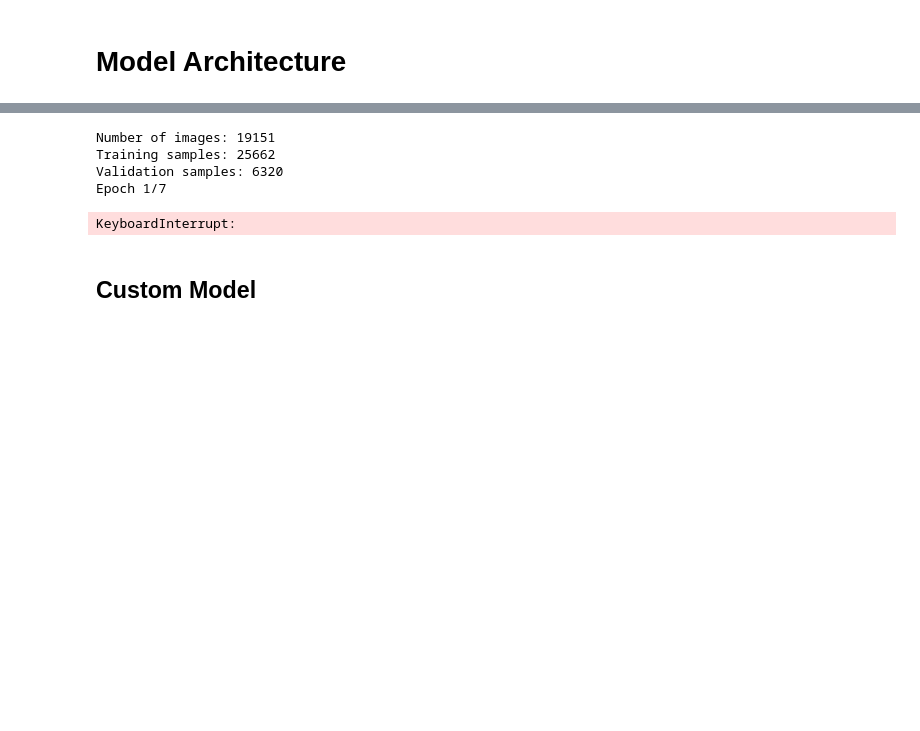
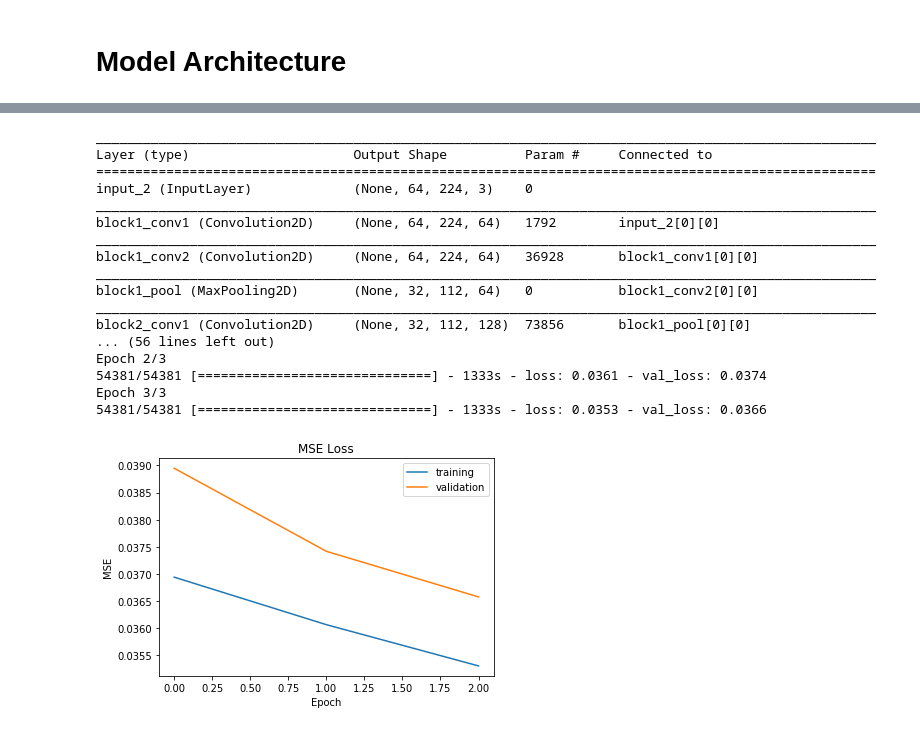
Before and after one commit to kkoppolu/CarND-BehavioralCloning, a Jupyter notebook: Behavioral_Cloning.ipynb, the cells around one changed output, grey strips where cells are left out. Drawn from its saved outputs; the diff is of its cells as text; code cells hidden in the pictures; blank space fills up the shorter version.

Commit message:
bigger model

```diff
--- a/Behavioral_Cloning.ipynb
+++ b/Behavioral_Cloning.ipynb
@@ -120,60 +172,72 @@ Using TensorFlow backend.
 # %%
 ### Reference: https://github.com/fchollet/keras/blob/master/keras/applications/vgg19.py
 
 from keras.models import Model
-from keras.layers import Flatten, Dense
+from keras.layers import Flatten, Dense, Dropout
 from keras.optimizers import Adam
-from keras.applications.vgg16 import VGG16
+from keras.applications.vgg19 import VGG19
+from keras.callbacks import EarlyStopping, ModelCheckpoint
 
 import matplotlib.pyplot as plt
 %matplotlib inline
 
-base_model = VGG16(weights='imagenet', include_top=True, input_shape=(224, 224, 3))
-base_model.layers.pop() # predictions
-base_model.layers.pop() # fc2
+model_save_file='model-{epoch:02d}-{val_loss:.4f}.h5'
+saved_model_file='model-06-0.0336.h5'
+base_model = VGG19(weights='imagenet', include_top=False, input_shape=(64, 224, 3))
 for layer in base_model.layers:
     layer.trainable = False
 
-x = base_model.output
-#x = Flatten(name='custom_flatten')(x)
-#x = Dense(4096, activation='relu', name='custom_fc1')(x)
-x = Dense(4096, activation='relu', name='custom_fc2')(x)
-predictions = Dense(1, activation='relu', name='custom_predictions')(x)
+x = base_model.get_layer('block5_pool').output
+x = Flatten(name='custom_flatten')(x)
+x = Dense(4096, activation='relu', name='custom_fc1')(x)
+x = Dropout(0.5)(x)
+x = Dense(2048, activation='relu', name='custom_fc2')(x)
+x = Dropout(0.2)(x)
+x = Dense(1024, activation='relu', name='custom_fc3')(x)
+predictions = Dense(1, activation='linear', name='custom_predictions')(x)
 
 model = Model(input=base_model.input, output=predictions)
+model.load_weights(saved_model_file)
+print (model.summary())
 
-train_data, val_data = get_train_validation_data()
-train_sample_size = len(train_data) * 2 # horizontal flip
-val_sample_size = len(val_data)
-print ("Training samples: {}".format(train_sample_size))
-print ("Validation samples: {}".format(val_sample_size))
-
-batch_size=4
-train_generator = sample_generator(train_data, batch_size = batch_size, augment_data=True)
+batch_size=32
+train_generator = sample_generator(train_data, batch_size = batch_size)
 validation_generator = sample_generator(val_data, batch_size = batch_size)
 
-opt = Adam(lr=0.001, beta_1=0.9, beta_2=0.999, epsilon=1e-08, decay=0.0)
+opt = Adam(lr=0.001, beta_1=0.9)
 model.compile(loss='mse', optimizer=opt)
-hist = model.fit_generator(train_generator, samples_per_epoch = train_sample_size, nb_epoch=7, verbose=1,
-                           validation_data=validation_generator, nb_val_samples = val_sample_size)
+early_stopper = EarlyStopping(monitor='loss', min_delta=1e-5)
+checkpointer = ModelCheckpoint(filepath=model_save_file, save_best_only=False)
+hist = model.fit_generator(train_generator, samples_per_epoch = train_sample_size, nb_epoch=3, verbose=1,
+                           validation_data=validation_generator, nb_val_samples = val_sample_size,
+                          callbacks = [early_stopper, checkpointer])
 
 ### plt the training and validation loss for each epoch
 plt.figure(1)
 loss_plot = plt.subplot(1,1,1)
 loss_plot.set_title("MSE Loss")
 loss_plot.plot(hist.history['loss'], label='training')
 loss_plot.plot(hist.history['val_loss'], label='validation')
 loss_plot.set_ylabel('MSE')
 loss_plot.set_xlabel('Epoch')
 loss_plot.legend(loc = 'upper right')
 plt.show()
-
-model.save('model_vgg_201708071954.h5')
 # %% [output]
-Number of images: 19151
-Training samples: 25662
-Validation samples: 6320
-Epoch 1/7
+____________________________________________________________________________________________________
+Layer (type)                     Output Shape          Param #     Connected to
+====================================================================================================
+input_2 (InputLayer)             (None, 64, 224, 3)    0
+____________________________________________________________________________________________________
+block1_conv1 (Convolution2D)     (None, 64, 224, 64)   1792        input_2[0][0]
+____________________________________________________________________________________________________
+block1_conv2 (Convolution2D)     (None, 64, 224, 64)   36928       block1_conv1[0][0]
+____________________________________________________________________________________________________
+block1_pool (MaxPooling2D)       (None, 32, 112, 64)   0           block1_conv2[0][0]
+____________________________________________________________________________________________________
+block2_conv1 (Convolution2D)     (None, 32, 112, 128)  73856       block1_pool[0][0]
+... (56 lines left out)
+Epoch 2/3
+54381/54381 [==============================] - 1333s - loss: 0.0361 - val_loss: 0.0374
+Epoch 3/3
+54381/54381 [==============================] - 1333s - loss: 0.0353 - val_loss: 0.0366
-KeyboardInterrupt:
+[figure, added]
-# %% [markdown]
-## Custom Model
```
Also changed, not shown: parts of 9 cells of this notebook.
